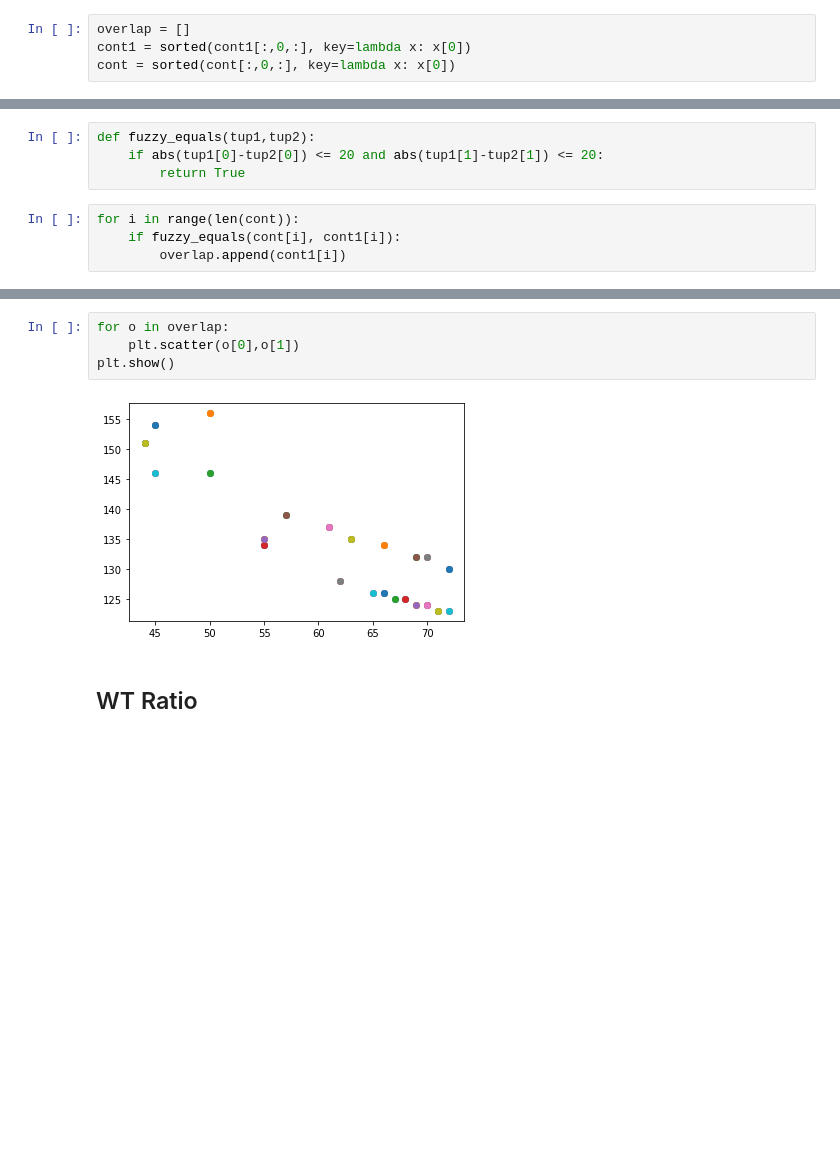
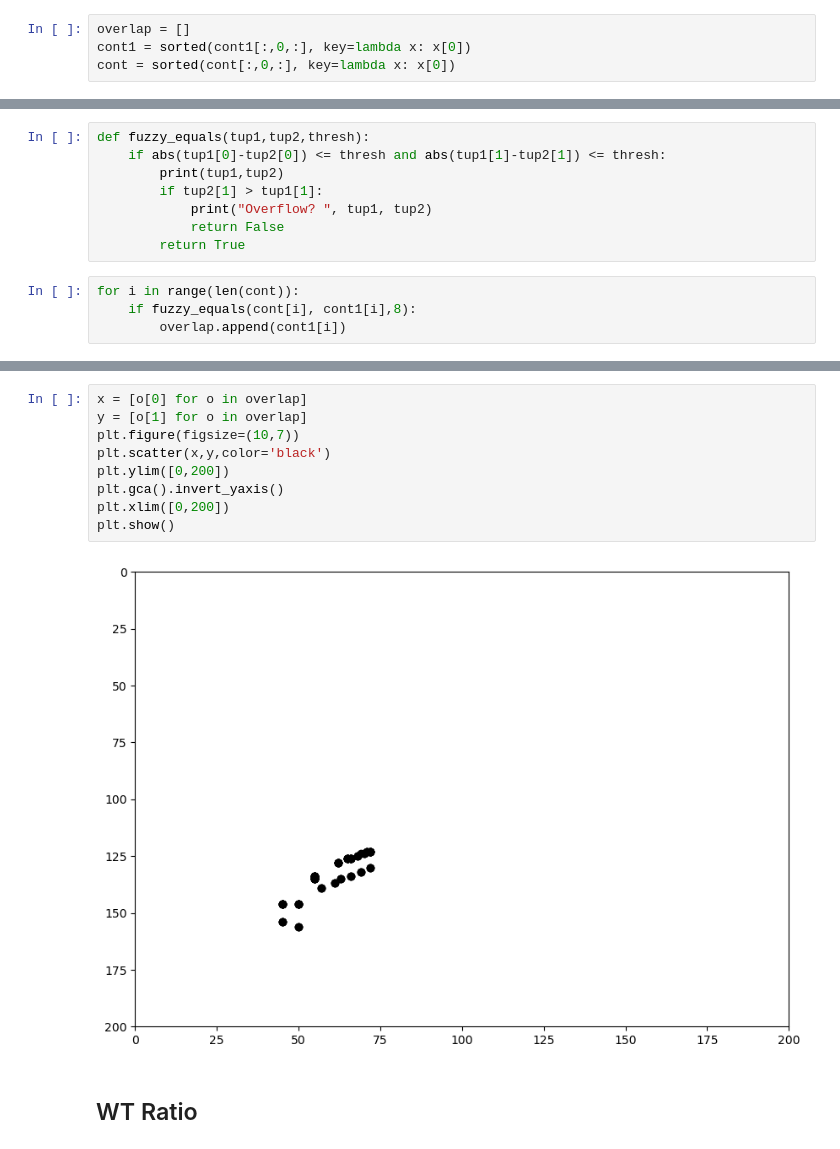
Before and after one commit to vukadinovic936/sphericity, a Jupyter notebook: RV_LV_pheno_explore.ipynb, the cells around one changed output, grey strips where cells are left out. Saved outputs shown, nothing was run; the diff lists cells and outputs as text; blank space fills up the shorter version.

```diff
--- a/RV_LV_pheno_explore.ipynb
+++ b/RV_LV_pheno_explore.ipynb
@@ -60,8 +93,12 @@ cont = sorted(cont[:,0,:], key=lambda x: x[0])
 # %%
-def fuzzy_equals(tup1,tup2):
-    if abs(tup1[0]-tup2[0]) <= 20 and abs(tup1[1]-tup2[1]) <= 20:
+def fuzzy_equals(tup1,tup2,thresh):
+    if abs(tup1[0]-tup2[0]) <= thresh and abs(tup1[1]-tup2[1]) <= thresh:
+        print(tup1,tup2)
+        if tup2[1] > tup1[1]:
+            print("Overflow? ", tup1, tup2)
+            return False
         return True
 # %%
 for i in range(len(cont)):
-    if fuzzy_equals(cont[i], cont1[i]):
+    if fuzzy_equals(cont[i], cont1[i],8):
         overlap.append(cont1[i])
@@ -68,9 +122,14 @@ for i in range(len(cont)):
-# %%
-for o in overlap:
-    plt.scatter(o[0],o[1])
-plt.show()
-# %% [output]
-[figure, removed]
+# %%
+x = [o[0] for o in overlap]
+y = [o[1] for o in overlap]
+plt.figure(figsize=(10,7))
+plt.scatter(x,y,color='black')
+plt.ylim([0,200])
+plt.gca().invert_yaxis()
+plt.xlim([0,200])
+plt.show()
+# %% [output]
+[figure, added]
 # %% [markdown]
 ## WT Ratio
 # %%
```
Also changed, not shown: parts of 9 cells of this notebook.
